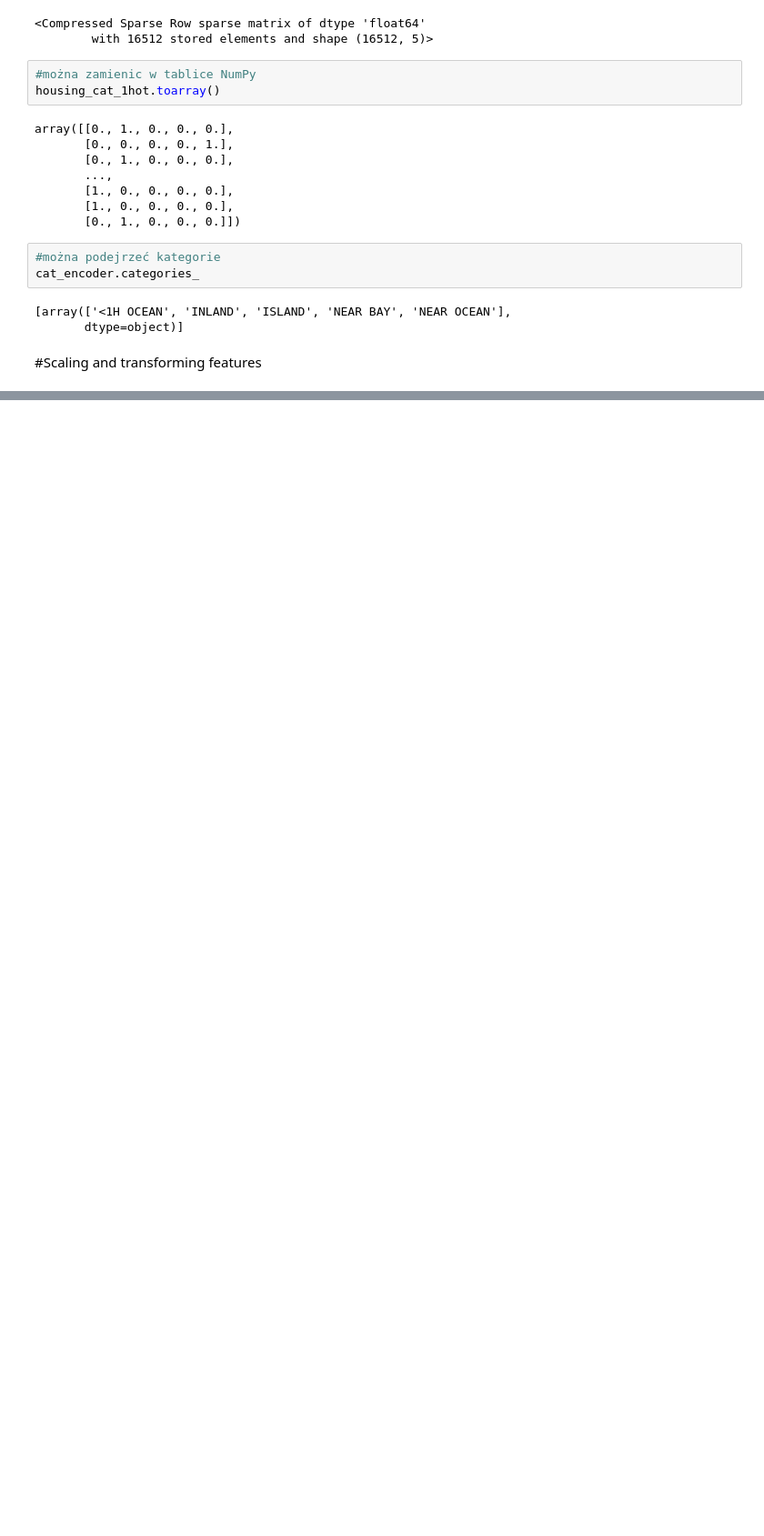
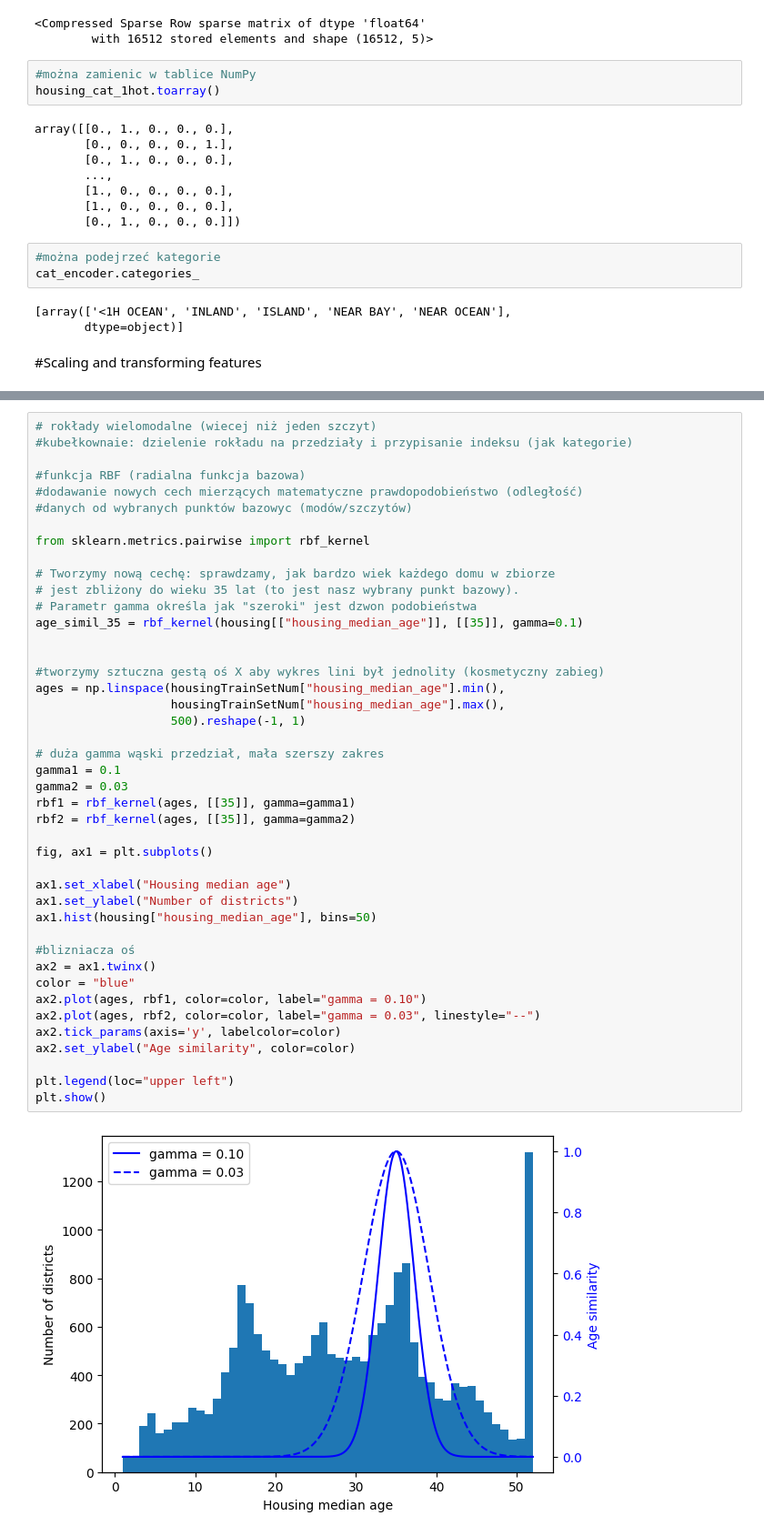
Before and after one commit to s31302/ML, a Jupyter notebook: CaliforniaHousingPrices.ipynb, the cells around one changed output, grey strips where cells are left out. Shown at 91% size. Cells and saved outputs as stored; diff of their text form; blank space fills up the shorter version.

```diff
--- a/CaliforniaHousingPrices.ipynb
+++ b/CaliforniaHousingPrices.ipynb
@@ -442,0 +492,45 @@ cat_encoder.categories_
+# %%
+# rokłady wielomodalne (wiecej niż jeden szczyt)
+#kubełkownaie: dzielenie rokładu na przedziały i przypisanie indeksu (jak kategorie)
+
+#funkcja RBF (radialna funkcja bazowa)
+#dodawanie nowych cech mierzących matematyczne prawdopodobieństwo (odległość)
+#danych od wybranych punktów bazowyc (modów/szczytów)
+
+from sklearn.metrics.pairwise import rbf_kernel
+
+# Tworzymy nową cechę: sprawdzamy, jak bardzo wiek każdego domu w zbiorze
+# jest zbliżony do wieku 35 lat (to jest nasz wybrany punkt bazowy).
+# Parametr gamma określa jak "szeroki" jest dzwon podobieństwa
+age_simil_35 = rbf_kernel(housing[["housing_median_age"]], [[35]], gamma=0.1)
+
+
+#tworzymy sztuczna gestą oś X aby wykres lini był jednolity (kosmetyczny zabieg)
+ages = np.linspace(housingTrainSetNum["housing_median_age"].min(),
+                   housingTrainSetNum["housing_median_age"].max(),
+                   500).reshape(-1, 1)
+
+# duża gamma wąski przedział, mała szerszy zakres
+gamma1 = 0.1
+gamma2 = 0.03
+rbf1 = rbf_kernel(ages, [[35]], gamma=gamma1)
+rbf2 = rbf_kernel(ages, [[35]], gamma=gamma2)
+
+fig, ax1 = plt.subplots()
+
+ax1.set_xlabel("Housing median age")
+ax1.set_ylabel("Number of districts")
+ax1.hist(housing["housing_median_age"], bins=50)
+
+#blizniacza oś
+ax2 = ax1.twinx()
+color = "blue"
+ax2.plot(ages, rbf1, color=color, label="gamma = 0.10")
+ax2.plot(ages, rbf2, color=color, label="gamma = 0.03", linestyle="--")
+ax2.tick_params(axis='y', labelcolor=color)
+ax2.set_ylabel("Age similarity", color=color)
+
+plt.legend(loc="upper left")
+plt.show()
+# %% [output]
+[figure, added]
```
Also changed, not shown: parts of 5 cells of this notebook.
